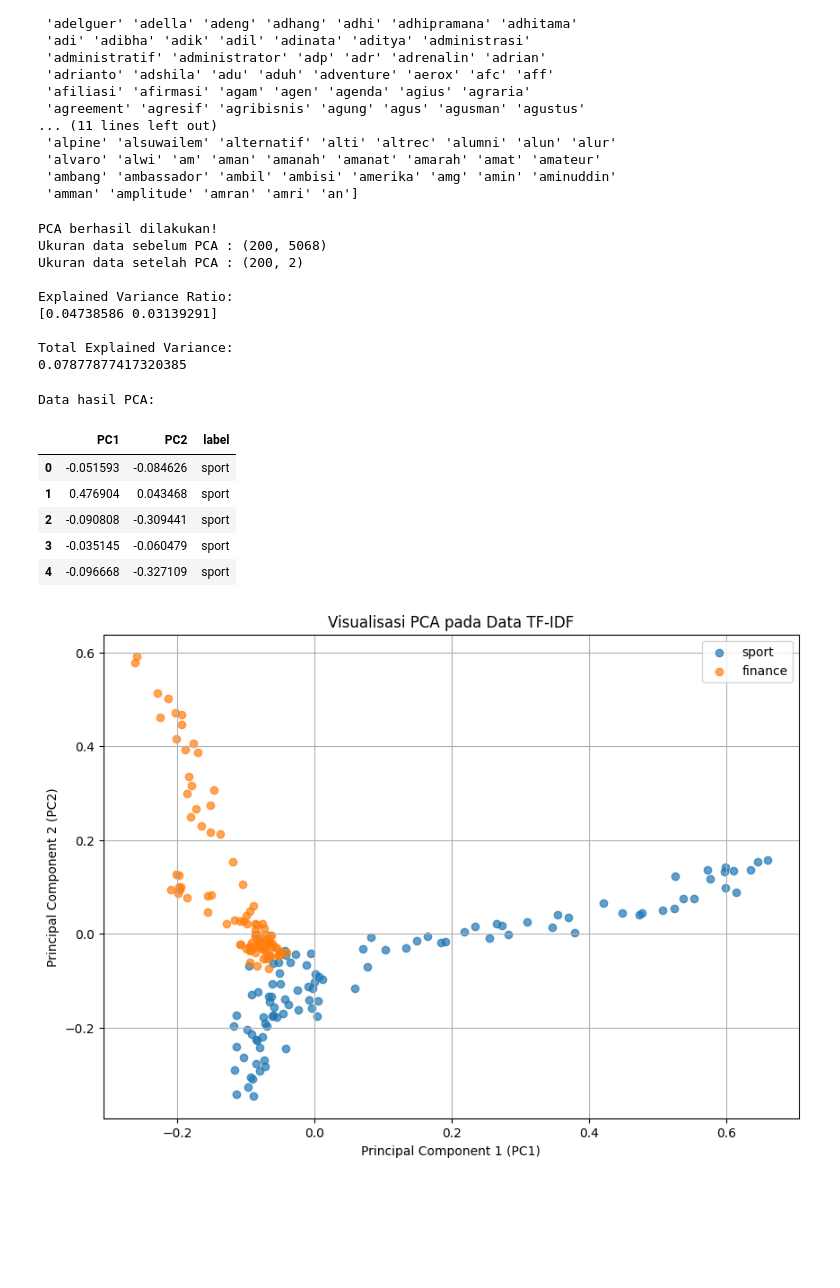
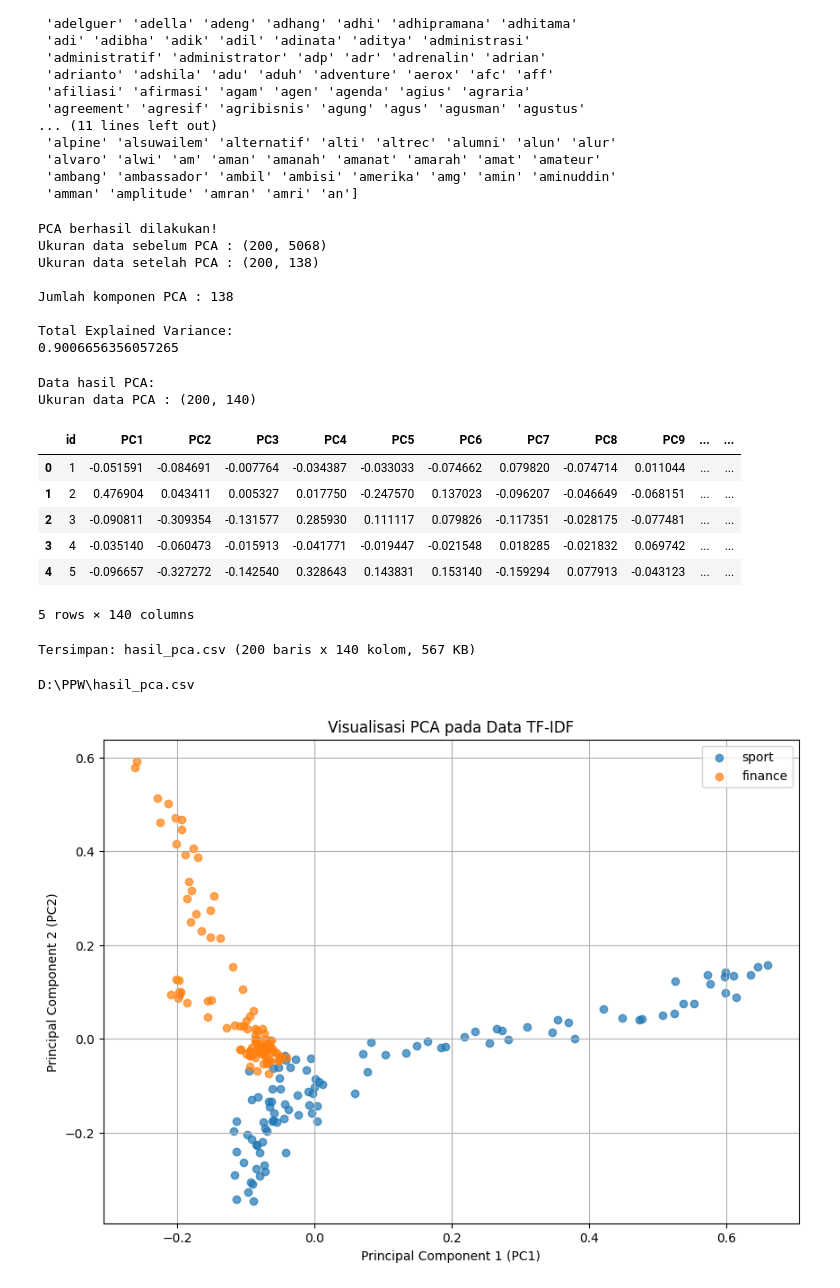
Before and after one commit to FaizaturR/PPW, a Jupyter notebook: Prepocessing.ipynb, the cells around one changed output. Cells and saved outputs as stored; diff of their text form; code cells hidden in the pictures; blank space fills up the shorter version.

```diff
--- a/Prepocessing.ipynb
+++ b/Prepocessing.ipynb
@@ -194,53 +230,54 @@ Jumlah seluruh kata unik: 5068
 # %%
 from sklearn.decomposition import PCA
 
-# Mengubah matriks TF-IDF menjadi bentuk dense
-tfidf_dense = tfidf_matrix.toarray()
-
-# Membuat PCA menjadi 2 dimensi
-pca = PCA(n_components=2)
-
-# Melakukan reduksi dimensi
+# PCA dengan tepat 138 komponen
+# 200 dokumen -> 200 baris, 138 komponen -> 138 kolom PCA
+pca = PCA(n_components=138)
 tfidf_pca = pca.fit_transform(tfidf_dense)
 
 print("PCA berhasil dilakukan!")
 print("Ukuran data sebelum PCA :", tfidf_dense.shape)
 print("Ukuran data setelah PCA :", tfidf_pca.shape)
-
-print("\nExplained Variance Ratio:")
-print(pca.explained_variance_ratio_)
-
+print("\nJumlah komponen PCA :", pca.n_components_)
 print("\nTotal Explained Variance:")
 print(pca.explained_variance_ratio_.sum())
 # %% [output]
 PCA berhasil dilakukan!
 Ukuran data sebelum PCA : (200, 5068)
-Ukuran data setelah PCA : (200, 2)
+Ukuran data setelah PCA : (200, 138)
 
-Explained Variance Ratio:
-[0.04738586 0.03139291]
+Jumlah komponen PCA : 138
 
 Total Explained Variance:
-0.07877877417320385
+0.9006656356057265
 # %%
-df_pca = pd.DataFrame(
-    tfidf_pca,
-    columns=["PC1", "PC2"]
-)
+# Membuat DataFrame hasil PCA
+pca_columns = [f"PC{i+1}" for i in range(tfidf_pca.shape[1])]
+df_pca = pd.DataFrame(tfidf_pca, columns=pca_columns)
 
-# Menambahkan label berita
+# Menambahkan id di awal dan label di akhir
+df_pca.insert(0, "id", df["id"].values)
 df_pca["label"] = df["label"].values
 
 print("Data hasil PCA:")
+print("Ukuran data PCA :", df_pca.shape)
 display(df_pca.head())
 # %% [output]
 Data hasil PCA:
+Ukuran data PCA : (200, 140)
-|  | PC1 | PC2 | label |
-| 0 | -0.051593 | -0.084626 | sport |
-| 1 | 0.476904 | 0.043468 | sport |
-| 2 | -0.090808 | -0.309441 | sport |
-| 3 | -0.035145 | -0.060479 | sport |
-| 4 | -0.096668 | -0.327109 | sport |
+|  | id | PC1 | PC2 | PC3 | PC4 | PC5 | PC6 | PC7 | PC8 | PC9 | ... | ... |
+| 0 | 1 | -0.051591 | -0.084691 | -0.007764 | -0.034387 | -0.033033 | -0.074662 | 0.079820 | -0.074714 | 0.011044 | ... | ... |
+| 1 | 2 | 0.476904 | 0.043411 | 0.005327 | 0.017750 | -0.247570 | 0.137023 | -0.096207 | -0.046649 | -0.068151 | ... | ... |
+| 2 | 3 | -0.090811 | -0.309354 | -0.131577 | 0.285930 | 0.111117 | 0.079826 | -0.117351 | -0.028175 | -0.077481 | ... | ... |
+| 3 | 4 | -0.035140 | -0.060473 | -0.015913 | -0.041771 | -0.019447 | -0.021548 | 0.018285 | -0.021832 | 0.069742 | ... | ... |
+| 4 | 5 | -0.096657 | -0.327272 | -0.142540 | 0.328643 | 0.143831 | 0.153140 | -0.159294 | 0.077913 | -0.043123 | ... | ... |
+5 rows × 140 columns
+# %%
+# Menyimpan & mengunduh data SETELAH PCA
+simpan_dan_unduh(df_pca, "hasil_pca.csv")
+# %% [output]
+Tersimpan: hasil_pca.csv (200 baris x 140 kolom, 567 KB)
+D:\PPW\hasil_pca.csv
 # %%
 import matplotlib.pyplot as plt
 
```
Also changed, not shown: parts of 3 cells of this notebook, 8 other files.
